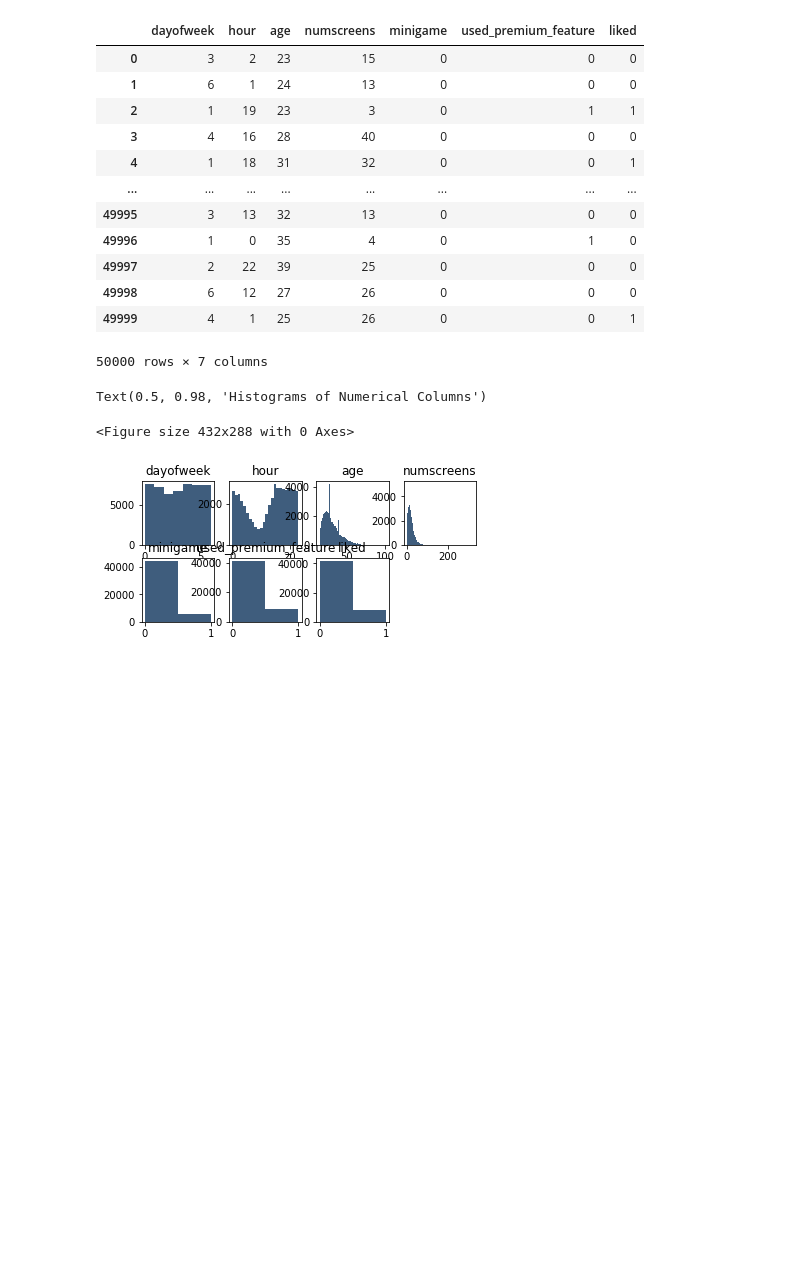
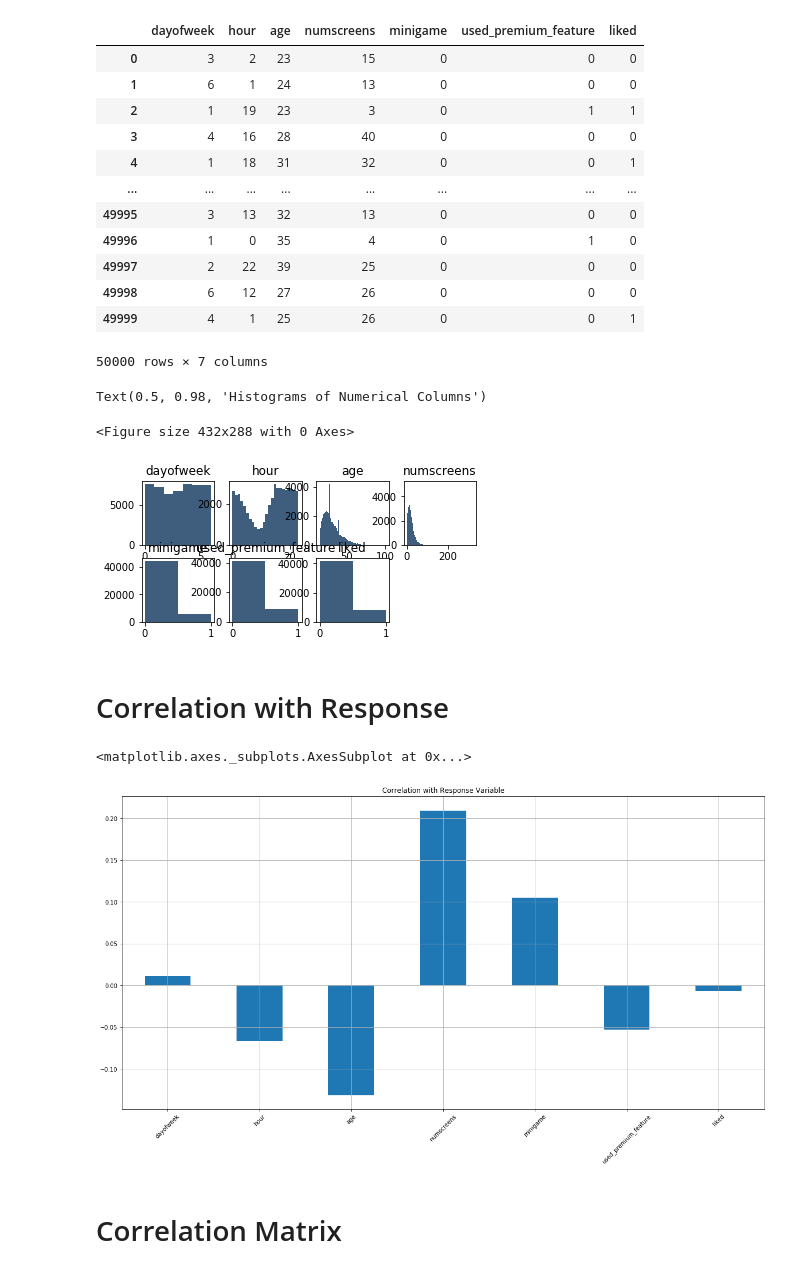
Before and after one commit to UnixLoverSaurabh/ML-5P, a Jupyter notebook: Directing Customers to Subscription Through App Behavior Analysis/App Behavior Analysis.ipynb, the cells around one changed output. Cells and saved outputs as stored; diff of their text form; code cells hidden in the pictures; blank space fills up the shorter version.

Commit message:
visulize the data using correlation plot and correlation matrix

```diff
--- a/Directing Customers to Subscription Through App Behavior Analysis/App Behavior Analysis.ipynb
+++ b/Directing Customers to Subscription Through App Behavior Analysis/App Behavior Analysis.ipynb
@@ -96,3 +96,12 @@ for i in range(1, dataset2.shape[1]+1):
     plt.hist(dataset2.iloc[:, i-1], bins = vals, color = '#3F5D7D')
 # %% [output]
 [figure]
+# %% [markdown]
+# Correlation with Response
+# %%
+dataset2.corrwith(dataset.enrolled).plot.bar(figsize = (20, 10), title = 'Correlation with Response Variable', rot = 45, grid = True)
+# %% [output]
+<matplotlib.axes._subplots.AxesSubplot at 0x...>
+[figure, added]
+# %% [markdown]
+# Correlation Matrix
```
Also changed, not shown: parts of 4 cells of this notebook.
